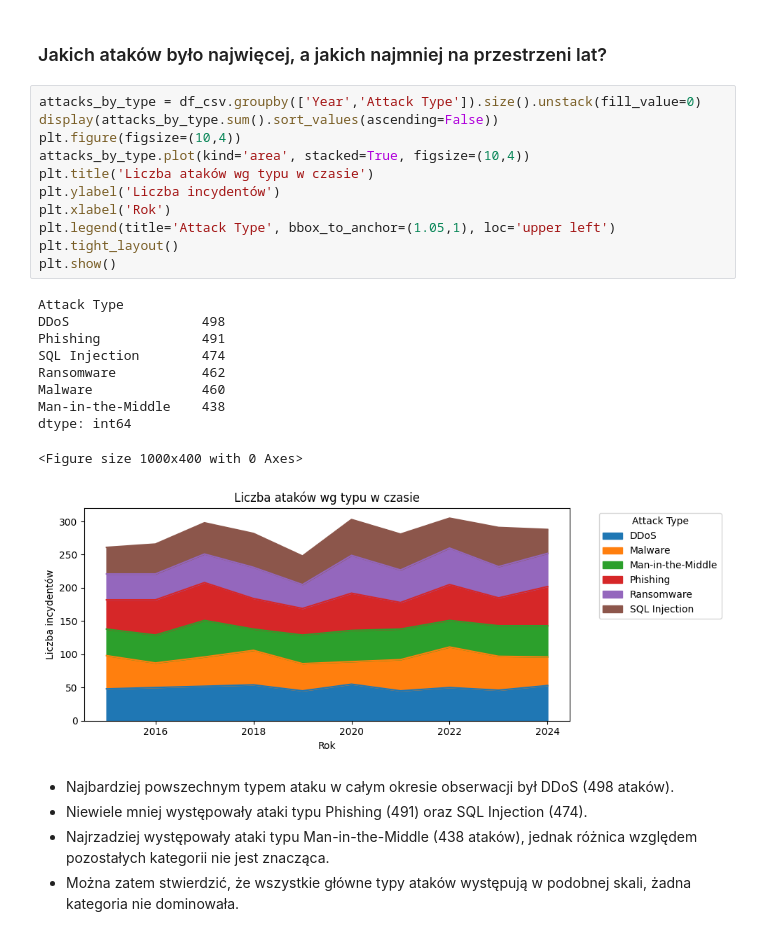
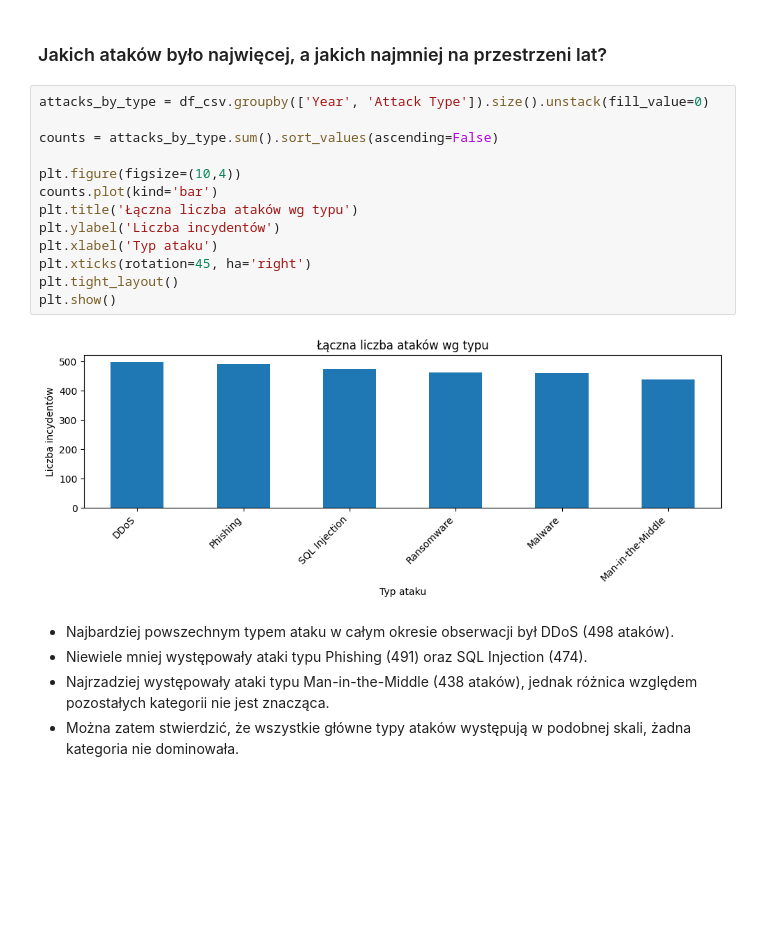
Before and after one commit to piotreuszxx/PwAD, a Jupyter notebook: lab06/PiotrPrzymus_127902_sprawozdanie_lab06.ipynb, the cells around one changed output. Cells and saved outputs as stored; diff of their text form; blank space fills up the shorter version.

Commit message:
fix lab06 plot

```diff
--- a/lab06/PiotrPrzymus_127902_sprawozdanie_lab06.ipynb
+++ b/lab06/PiotrPrzymus_127902_sprawozdanie_lab06.ipynb
@@ -152,27 +152,20 @@ Udział kraju z największą sumą strat w całości strat:
 # %% [markdown]
 ### Jakich ataków było najwięcej, a jakich najmniej na przestrzeni lat?
 # %%
-attacks_by_type = df_csv.groupby(['Year','Attack Type']).size().unstack(fill_value=0)
-display(attacks_by_type.sum().sort_values(ascending=False))
+attacks_by_type = df_csv.groupby(['Year', 'Attack Type']).size().unstack(fill_value=0)
+
+counts = attacks_by_type.sum().sort_values(ascending=False)
+
 plt.figure(figsize=(10,4))
-attacks_by_type.plot(kind='area', stacked=True, figsize=(10,4))
-plt.title('Liczba ataków wg typu w czasie')
+counts.plot(kind='bar')
+plt.title('Łączna liczba ataków wg typu')
 plt.ylabel('Liczba incydentów')
-plt.xlabel('Rok')
-plt.legend(title='Attack Type', bbox_to_anchor=(1.05,1), loc='upper left')
+plt.xlabel('Typ ataku')
+plt.xticks(rotation=45, ha='right')
 plt.tight_layout()
 plt.show()
 # %% [output]
-Attack Type
-DDoS                 498
-Phishing             491
-SQL Injection        474
-Ransomware           462
-Malware              460
-Man-in-the-Middle    438
-dtype: int64
-<Figure size 1000x400 with 0 Axes>
-[figure, old version]
+[figure, new version]
 # %% [markdown]
 - Najbardziej powszechnym typem ataku w całym okresie obserwacji był DDoS (498 ataków).
 - Niewiele mniej występowały ataki typu Phishing (491) oraz SQL Injection (474).
```
Also changed, not shown: 1 other file.
